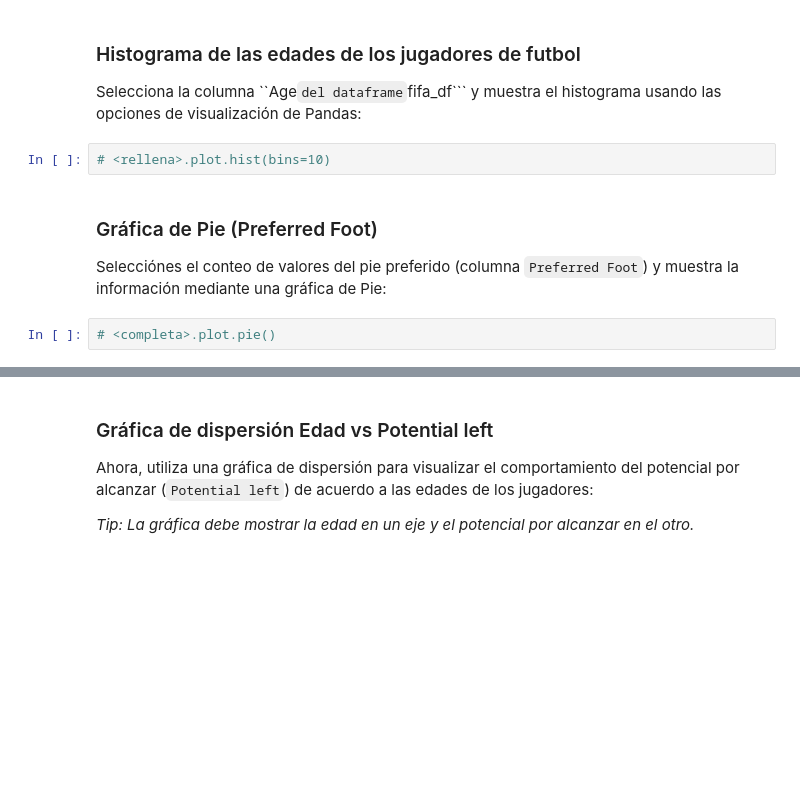
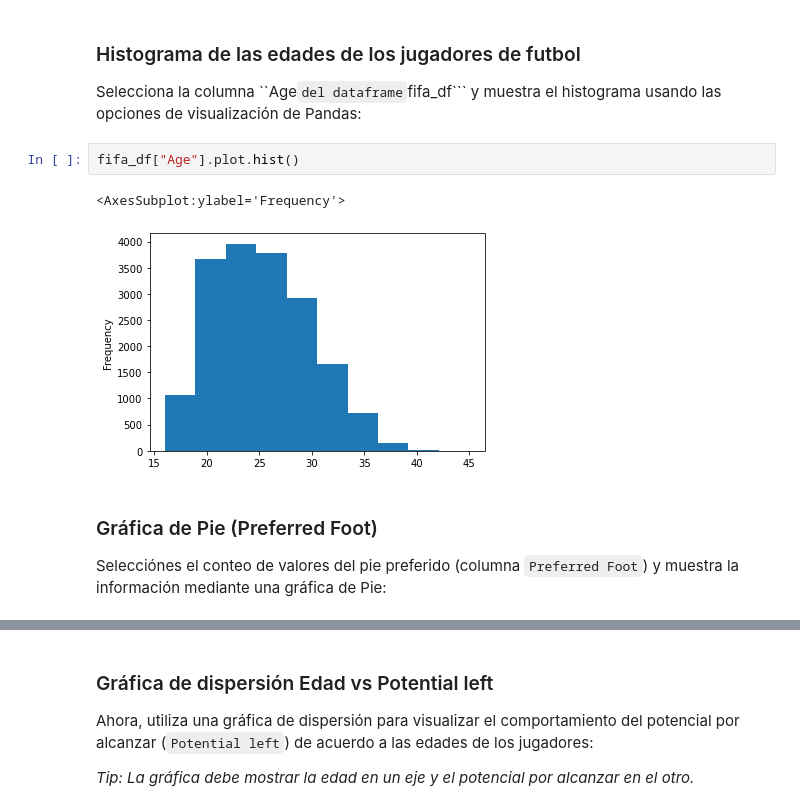
Before and after one commit to Raul5412/Machine_Learning, a Jupyter notebook: Tema_1_Introduccion/practices/Practica_Pandas.ipynb, the cells around one changed output, grey strips where cells are left out. Cells and saved outputs as stored; diff of their text form; blank space fills up the shorter version.

````diff
--- a/Tema_1_Introduccion/practices/Practica_Pandas.ipynb
+++ b/Tema_1_Introduccion/practices/Practica_Pandas.ipynb
@@ -455,11 +455,12 @@ Utiliza las opciones de visualización de Pandas.
 ### Histograma de las edades de los jugadores de futbol
 
 Selecciona la columna ``Age``` del dataframe ```fifa_df``` y muestra el histograma usando las opciones de visualización de Pandas:
-# %%
-# <rellena>.plot.hist(bins=10)
+# %%
+fifa_df["Age"].plot.hist()
+# %% [output]
+<AxesSubplot:ylabel='Frequency'>
+[figure, added]
 # %% [markdown]
 ### Gráfica de Pie (Preferred Foot)
 
 Selecciónes el conteo de valores del pie preferido (columna ```Preferred Foot```) y muestra la información mediante una gráfica de Pie:
-# %%
-# <completa>.plot.pie()
````
Also changed, not shown: parts of 3 cells of this notebook.
